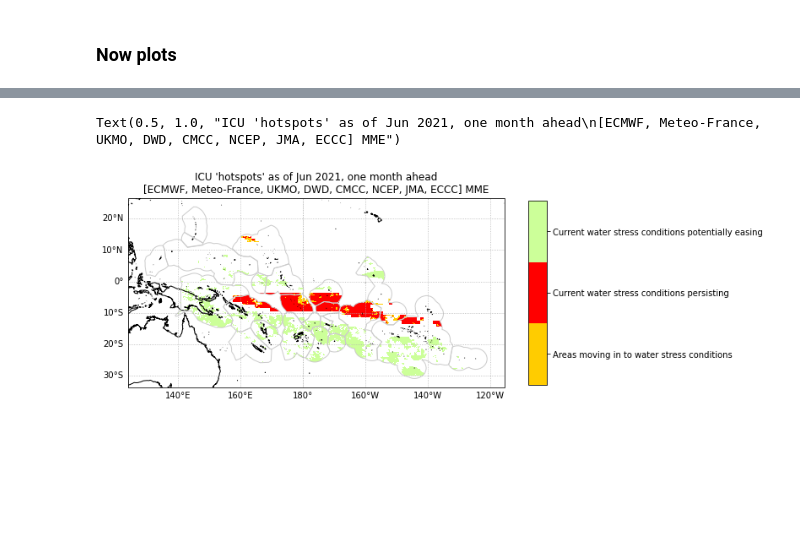
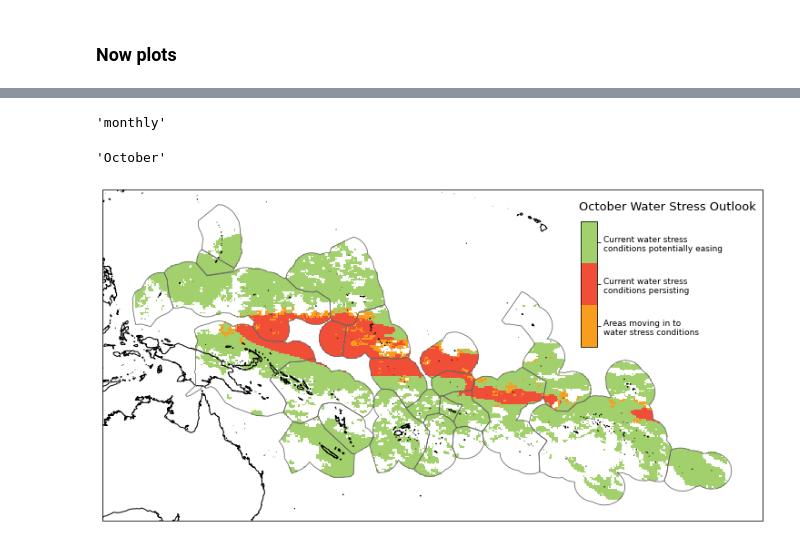
Before and after one commit to nicolasfauchereau/ICU_Water_Watch, a Jupyter notebook: notebooks/C3S/5_map_hotspots_experiments.ipynb, the cells around one changed output, grey strips where cells are left out. Drawn from its saved outputs; the diff is of its cells as text; code cells hidden in the pictures; blank space fills up the shorter version.

```diff
--- a/notebooks/C3S/5_map_hotspots_experiments.ipynb
+++ b/notebooks/C3S/5_map_hotspots_experiments.ipynb
@@ -359,7 +441,7 @@ hotspot_3 = consolidated_dset[['A']].where(consolidated_dset['GPM'] <= 25).squee
 # %% [markdown]
 #### 2nd condition: next month probability for rainfall being above {pmin} ('A') is above {min_prob}
 # %%
-hotspot_3 = hotspot_3.where(hotspot_3.sel(step=1) >= min_prob)
+hotspot_3 = hotspot_3.where(hotspot_3.sel(step=offset) >= min_prob)
 # %% [markdown]
 #### the result gets assigned category 2
 # %%
@@ -380,7 +462,7 @@ hotspot = xr.concat([hotspot_1, hotspot_2, hotspot_3], dim='category')
 # %%
 hotspot = hotspot.max(dim='category')
 # %%
-domain = [140, 240, -38, 20]
+domain = [130, 240, -38, 20]
 # %%
 hotspot = hotspot.sel(lat=slice(*domain[2:]), lon=slice(*domain[:2]))
 # %%
@@ -401,8 +483,9 @@ cbar_kwargs['shrink'] = 0.5
 cbar_kwargs['orientation'] = 'vertical'
 cbar_kwargs['aspect'] = 10
 # %%
-cbar_ticklabels = ['Areas moving in to water stress conditions', 'Current water stress conditions persisting',  'Current water stress conditions potentially easing']
+cbar_ticklabels = ['Areas moving in to\nwater stress conditions', 'Current water stress\nconditions persisting',  'Current water stress\nconditions potentially easing']
 # %%
-rgbs = ['#ffcc00', '#ff0000', '#ccff99']
+# rgbs = ['#ffcc00', '#ff0000', '#ccff99']
+rgbs = ['#F99D1C', '#F04E37', '#A2D06D']
 # %%
 cmap = matplotlib.colors.ListedColormap(rgbs)
@@ -409,25 +507,43 @@ cmap = matplotlib.colors.ListedColormap(rgbs)
+# %%
+period
+# %% [output]
+'monthly'
+# %%
+month_name[month + 1]
+# %% [output]
+'October'
 # %%
-f, ax = plt.subplots(subplot_kw={'projection':ccrs.PlateCarree(central_longitude=180)}, figsize=(10, 8))
+f, ax = plt.subplots(subplot_kw={'projection':ccrs.PlateCarree(central_longitude=180)}, figsize=(13, 8))
 
-im = (hotspot['hotspot'] * hotspot['mask']).sel(step=1).plot(ax=ax,
+im = (hotspot['hotspot'] * hotspot['mask']).sel(step=offset).plot(ax=ax,
                 transform=ccrs.PlateCarree(), \
                 levels=[1,2,3,4], add_colorbar=False, cmap=cmap)
 
-EEZs.boundary.plot(ax=ax, transform=ccrs.PlateCarree(), color='0.8', lw=1)
+plot.add_geom(ax, geoms=EEZs)
 
 ax.coastlines(resolution='10m')
 
-cb = plt.colorbar(im, **cbar_kwargs)
+cbar_ax = ax.axes.inset_axes([0.725, 0.525, 0.025, 0.38])
 
-cb.ax.set_yticklabels(cbar_ticklabels)
+cb = plt.colorbar(im, cax=cbar_ax, **cbar_kwargs)
 
-plot.make_gridlines(ax, lon_step=20, lat_step=10)
+cb.ax.minorticks_off()
 
-ax.set_title(f"ICU 'hotspots' as of {month_abbr[month]} {year}, one month ahead\n[ECMWF, Meteo-France, UKMO, DWD, CMCC, NCEP, JMA, ECCC] MME")
+cb.ax.set_yticklabels(cbar_ticklabels, fontsize=9)
+
+# plot.make_gridlines(ax, lon_step=20, lat_step=10)
+
+ax.set_title("")
+
+if period == 'monthly':
+    title = f"{month_name[month + 1]} Water Stress Outlook"
+elif period == 'seasonal':
+    title = f"{month_name[month + 1]} - {month_name[month + 3]} Water Stress Outlook"
+
+ax.text(0.99, 0.95, title, fontsize=13, fontdict={'color':'k'}, bbox=dict(facecolor='w', edgecolor='w'), horizontalalignment='right', verticalalignment='center', transform=ax.transAxes)
 
 # ax.set_extent(domain)
 
-# f.savefig(f'./hotspots_prototype_{month}_{year}_monthly_forecast.png', dpi=200, bbox_inches='tight', facecolor='w')
+f.savefig(f'./hotspots_prototype_{month}_{year}_{period}_forecast.png', dpi=200, bbox_inches='tight', facecolor='w')
 # %% [output]
-Text(0.5, 1.0, "ICU 'hotspots' as of Jun 2021, one month ahead\n[ECMWF, Meteo-France, UKMO, DWD, CMCC, NCEP, JMA, ECCC] MME")
-[figure, old version]
+[figure, new version]
```
Also changed, not shown: parts of 64 cells of this notebook, 1 other file.
